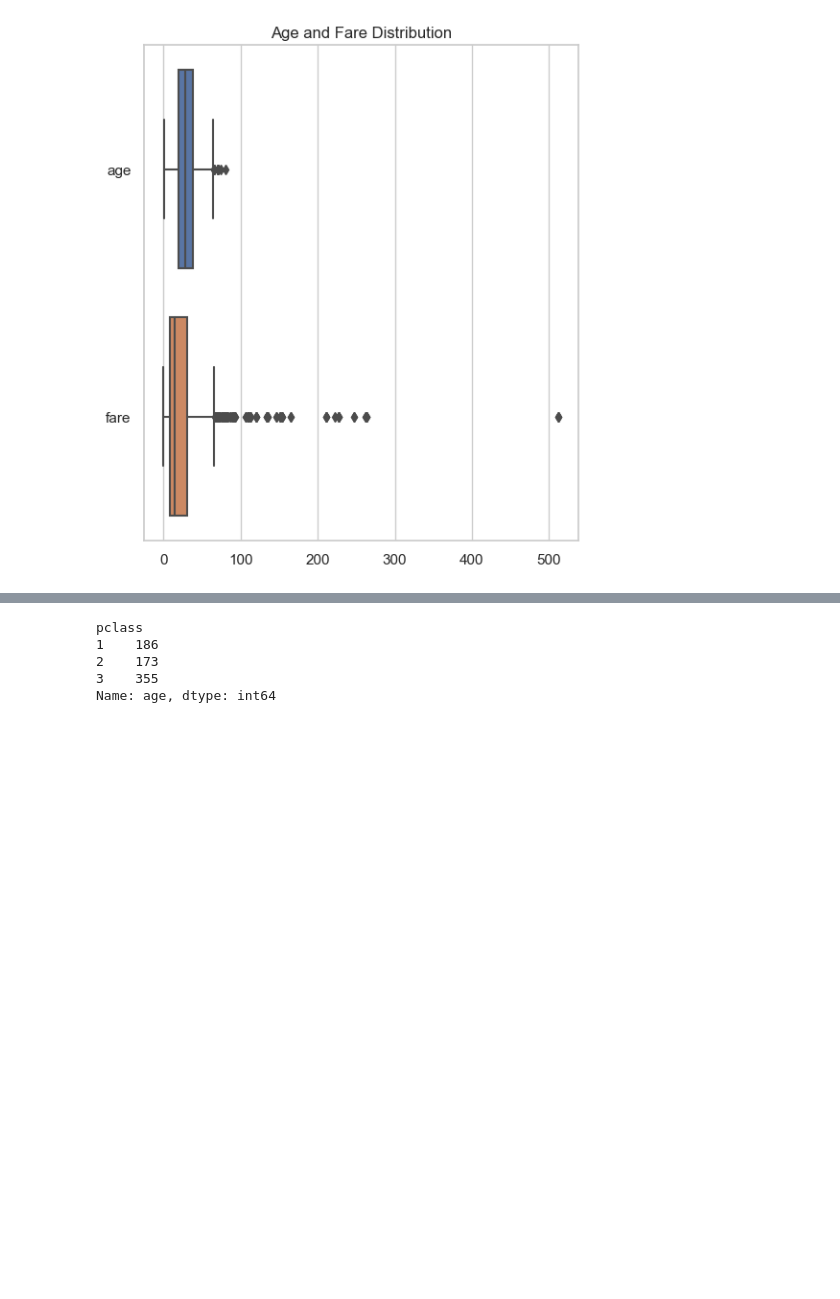
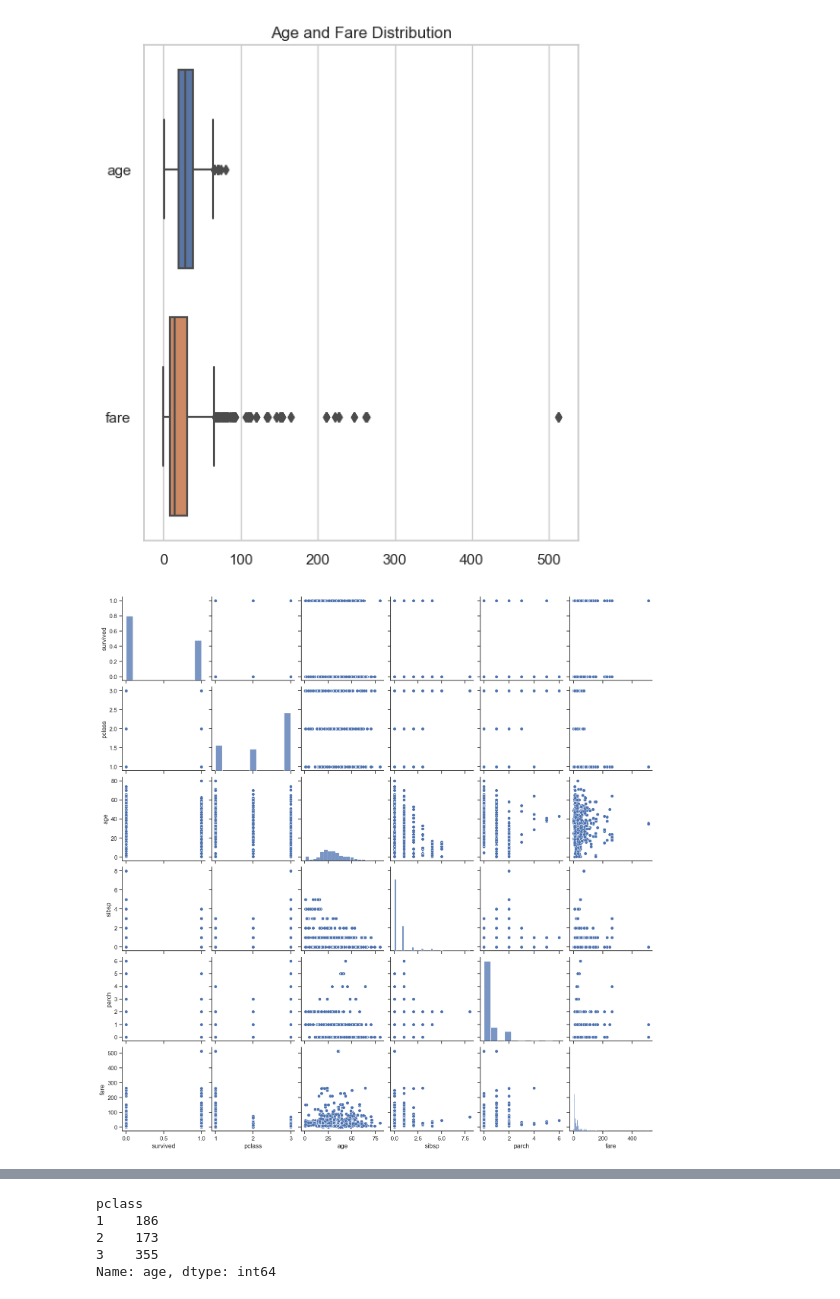
Before and after one commit to ErikaMelt/data-ship-api, a Jupyter notebook: notebooks/eda.ipynb, the cells around one changed output, grey strips where cells are left out. Cells and saved outputs as stored; diff of their text form; code cells hidden in the pictures; blank space fills up the shorter version.

```diff
--- a/notebooks/eda.ipynb
+++ b/notebooks/eda.ipynb
@@ -312,4 +286,16 @@ def plot_side_by_side_violin(data, title):
 plot_side_by_side_violin(train_df, 'Age and Fare Distribution')
 # %% [output]
 [figure]
+# %%
+import seaborn as sns
+import matplotlib.pyplot as plt
+
+# Assuming 'train_df' is the DataFrame containing the data
+sns.set(style="ticks")  # Set the seaborn style
+
+# Create a scatter plot for multiple variables
+sns.pairplot(train_df)
+plt.show()
+# %% [output]
+[figure, added]
 # %% [markdown]
```
Also changed, not shown: parts of 13 cells of this notebook.
